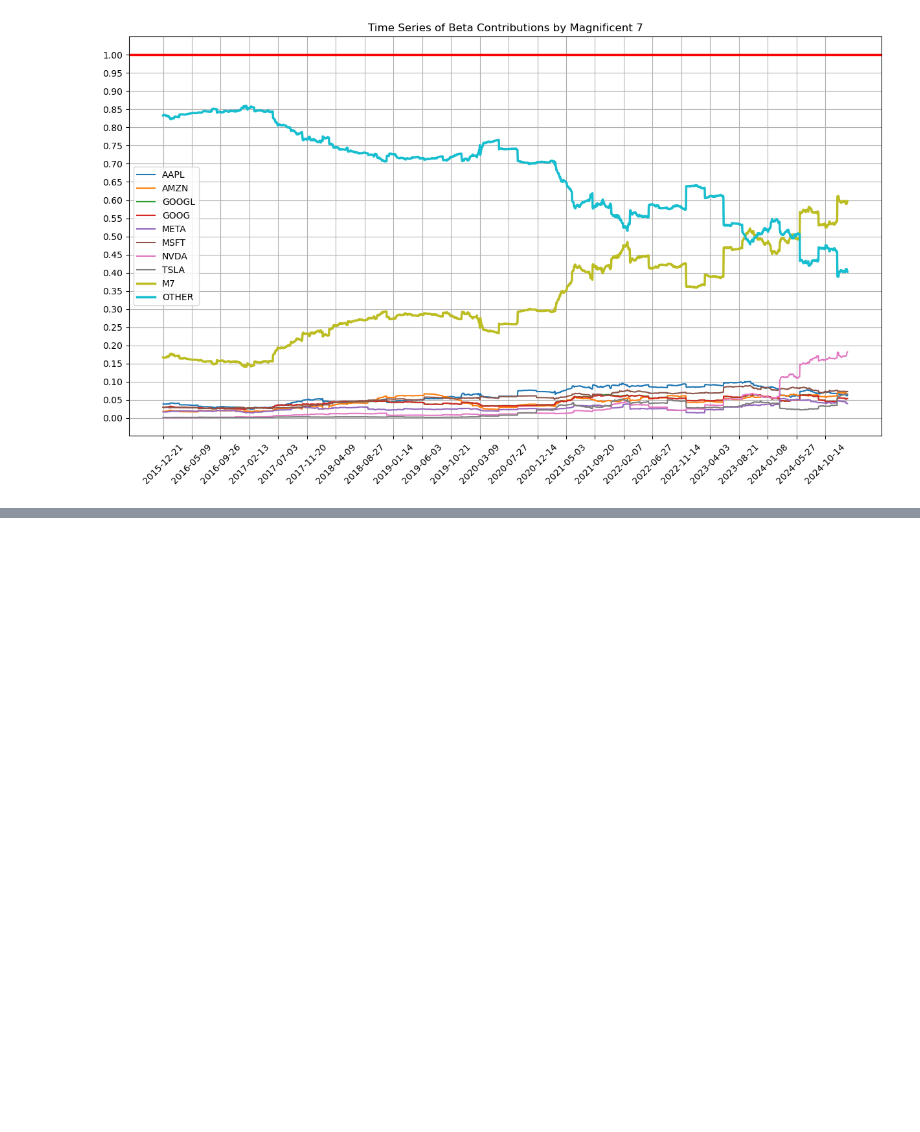
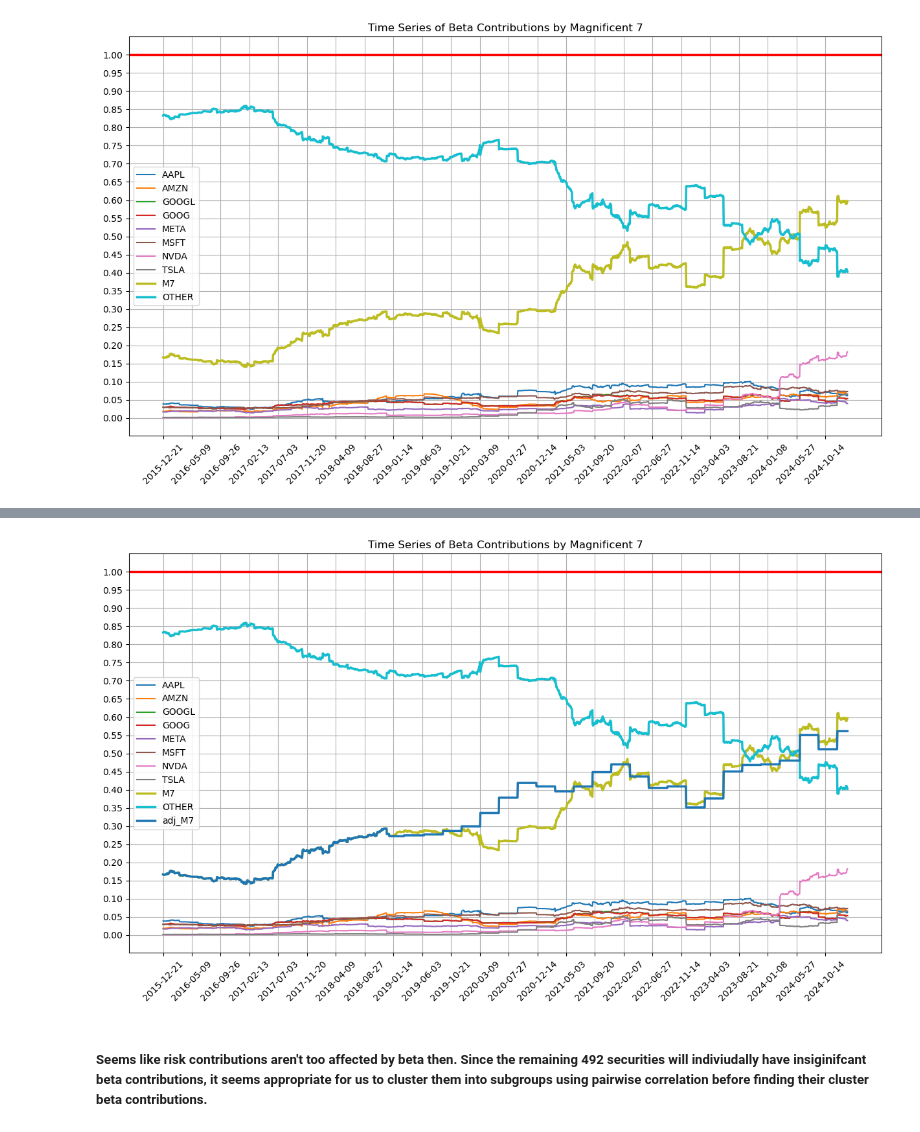
Before and after one commit to tryt0c0de/IAQF_STRAT, a Jupyter notebook: beta_testing.ipynb, the cells around one changed output, grey strips where cells are left out. Saved outputs shown, nothing was run; the diff lists cells and outputs as text; code cells hidden in the pictures; blank space fills up the shorter version.

```diff
--- a/beta_testing.ipynb
+++ b/beta_testing.ipynb
@@ -272,0 +386,41 @@ plt.legend();
+# %%
+# Try holding betas constant from a date onwards, to see how much weight changes have contributed to increased risk contributions
+cutoff_date = "2019-01-01"
+
+fixed_beta = main_df.loc["2019-01-01"][[f"{ticker}_beta" for ticker in mag_s]]
+adj_ms_risk = []
+for row in main_df.itertuples():
+    if row.Index <= cutoff_date:
+        adj_ms_risk.append(row.M7_risk)
+
+    else:
+        current_risk = 0
+        for ticker in mag_s:
+            current_risk += getattr(row, f"{ticker}_index_weight") * fixed_beta[f"{ticker}_beta"]
+        adj_ms_risk.append(current_risk)
+
+main_df["adj_M7_risk"] = adj_ms_risk
+# %%
+# Creating time-series of risk contributions while holding the betas constant from cutoff-date
+plotting_tickers = ["AAPL", "AMZN", "GOOGL", "GOOG", "META", "MSFT", "NVDA", "TSLA", "M7", "OTHER", "adj_M7"]
+plotting_df = main_df[[f"{ticker}_risk" for ticker in plotting_tickers]].dropna()
+plotting_df.columns = plotting_tickers
+
+plt.figure(figsize=(15, 8))
+
+for column in plotting_df.columns:
+    if column in ["M7", "OTHER", "adj_M7"]:
+        plt.plot(plotting_df.index, plotting_df[column], label=column, linewidth=2.5)
+    else:
+        plt.plot(plotting_df.index, plotting_df[column], label=column)
+plt.axhline(y=1, color='r', linewidth=2.5)
+
+plt.title("Time Series of Beta Contributions by Magnificent 7")
+plt.xticks(plotting_df.index[::100], rotation=45)
+plt.yticks([i/20 for i in range(21)])
+plt.grid()
+plt.legend();
+# %% [output]
+[figure, added]
+# %% [markdown]
+##### Seems like risk contributions aren't too affected by beta then. Since the remaining 492 securities will indiviudally have insiginifcant beta contributions, it seems appropriate for us to cluster them into subgroups using pairwise correlation before finding their cluster beta contributions.
```
Also changed, not shown: parts of 10 cells of this notebook.
